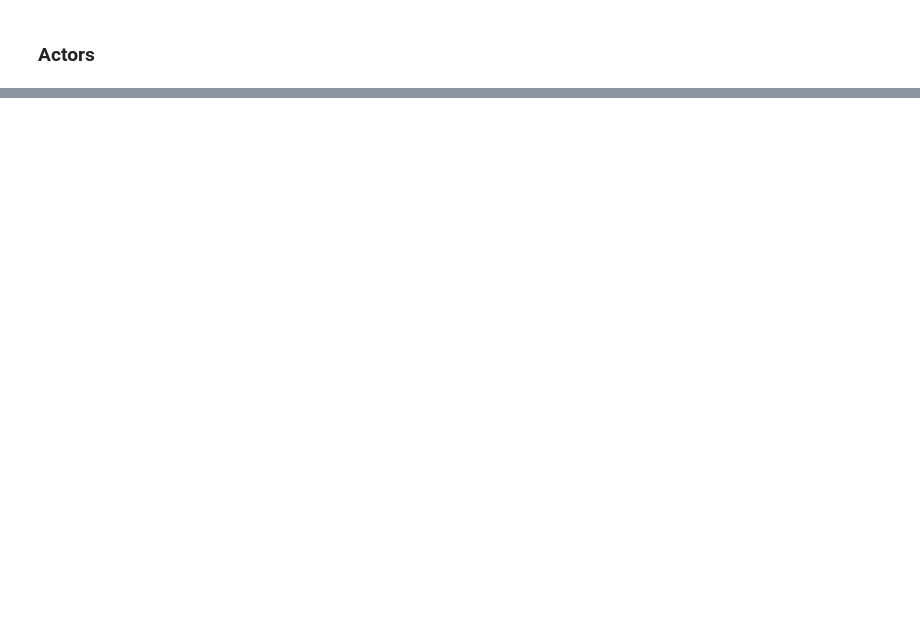
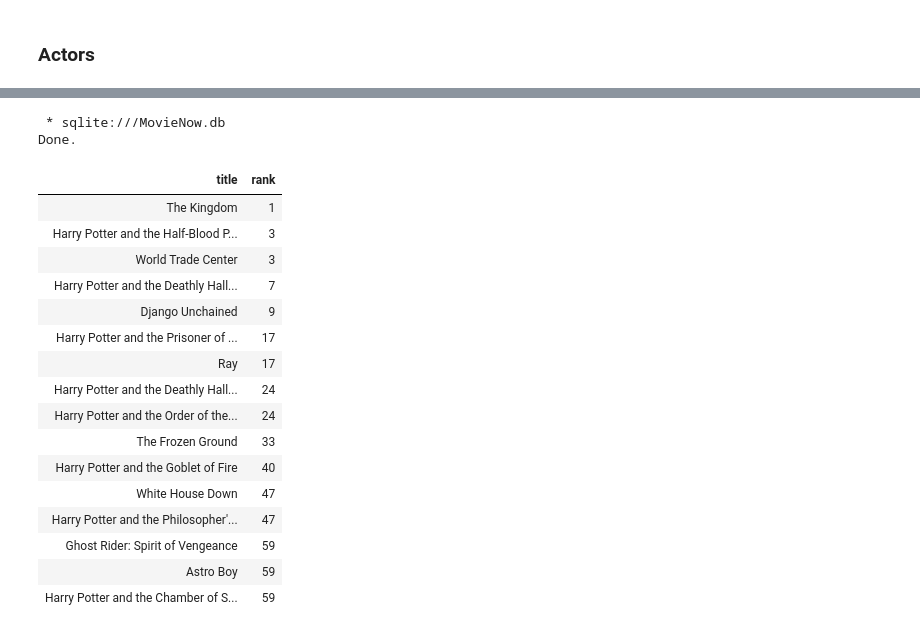
Before and after one commit to alyamutiara/Data-Portfolio, a Jupyter notebook: project/SQL - Online Rental Movies/notebook.ipynb, the cells around one changed output, grey strips where cells are left out. Drawn from its saved outputs; the diff is of its cells as text; code cells hidden in the pictures; blank space fills up the shorter version.

```diff
--- a/project/SQL - Online Rental Movies/notebook.ipynb
+++ b/project/SQL - Online Rental Movies/notebook.ipynb
@@ -445,0 +607,44 @@ Done.
+# %%
+%%sql
+WITH movie_rank AS (
+    SELECT
+        title, m.movie_id,
+        COUNT(renting_id) AS n_rented,
+        RANK() OVER(ORDER BY COUNT(renting_id) DESC) AS rank
+    FROM movies AS m
+    RIGHT JOIN renting AS r
+    ON m.movie_id = r.movie_id
+    GROUP BY r.movie_id
+)
+
+SELECT title, rank
+FROM movie_rank
+WHERE movie_id IN (
+    SELECT movie_id
+    FROM actsin AS asn
+    LEFT JOIN movies AS m
+    USING(movie_id)
+    LEFT JOIN actors AS a
+    USING(actor_id)
+    WHERE name IN ('Rupert Grint', 'Emma Watson', 'Daniel Radcliffe', 'Nicolas Cage', 'Jamie Foxx')
+)
+# %% [output]
+ * sqlite:///MovieNow.db
+Done.
+| title | rank |
+| The Kingdom | 1 |
+| Harry Potter and the Half-Blood P... | 3 |
+| World Trade Center | 3 |
+| Harry Potter and the Deathly Hall... | 7 |
+| Django Unchained | 9 |
+| Harry Potter and the Prisoner of ... | 17 |
+| Ray | 17 |
+| Harry Potter and the Deathly Hall... | 24 |
+| Harry Potter and the Order of the... | 24 |
+| The Frozen Ground | 33 |
+| Harry Potter and the Goblet of Fire | 40 |
+| White House Down | 47 |
+| Harry Potter and the Philosopher'... | 47 |
+| Ghost Rider: Spirit of Vengeance | 59 |
+| Astro Boy | 59 |
+| Harry Potter and the Chamber of S... | 59 |
```
Also changed, not shown: parts of 16 cells of this notebook, 2 other files.
